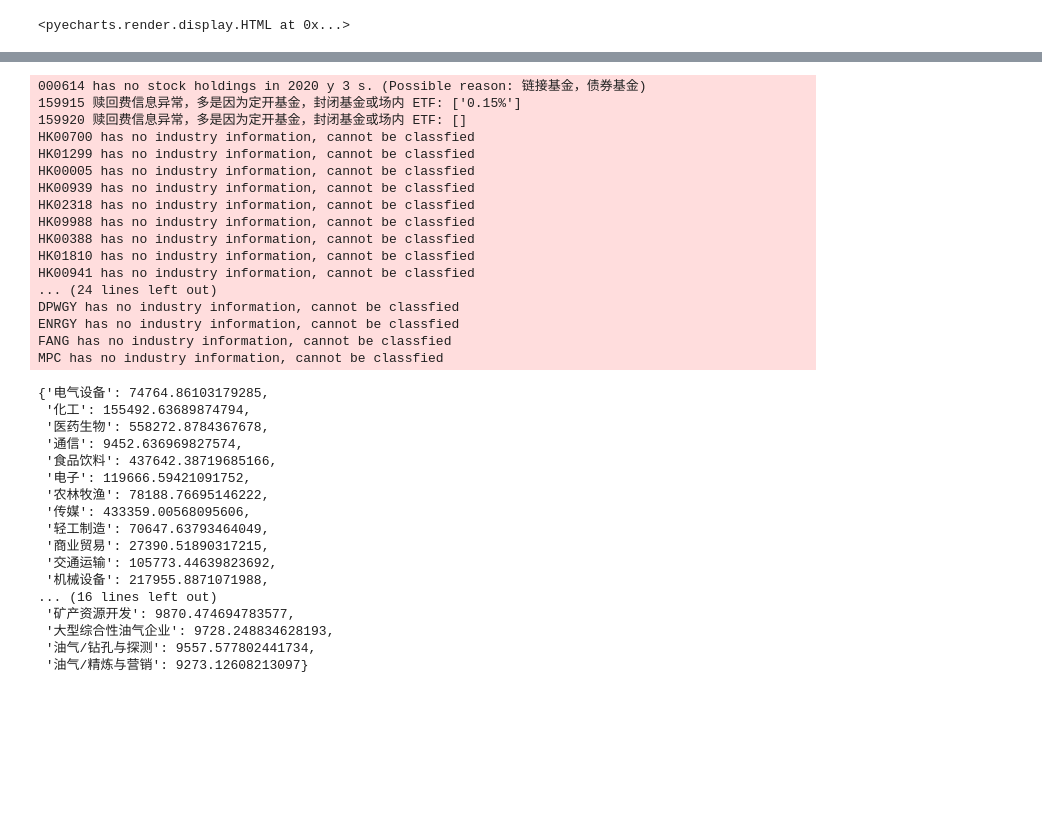
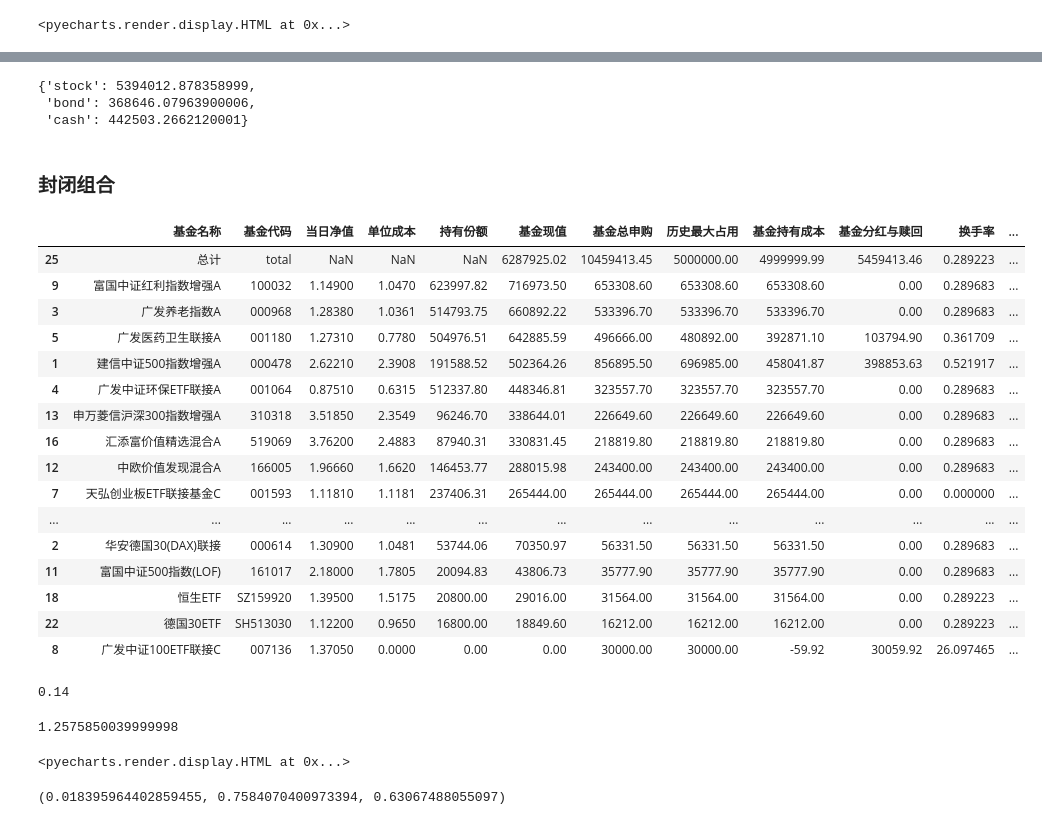
Before and after one commit to laye0619/my_inv_mgr, a Jupyter notebook: inv_analysis/jupyter_inv_analysis.ipynb, the cells around one changed output, grey strips where cells are left out. Drawn from its saved outputs; the diff is of its cells as text; code cells hidden in the pictures; blank space fills up the shorter version.

```diff
--- a/inv_analysis/jupyter_inv_analysis.ipynb
+++ b/inv_analysis/jupyter_inv_analysis.ipynb
@@ -64,37 +74,47 @@ sys_open.totcftable
 # %%
-sys_open.get_industry_holdings()
+sys_open.get_portfolio()
 # %% [output]
-000614 has no stock holdings in 2020 y 3 s. (Possible reason: 链接基金，债券基金)
-159915 赎回费信息异常，多是因为定开基金，封闭基金或场内 ETF: ['0.15%']
-159920 赎回费信息异常，多是因为定开基金，封闭基金或场内 ETF: []
-HK00700 has no industry information, cannot be classfied
-HK01299 has no industry information, cannot be classfied
-HK00005 has no industry information, cannot be classfied
-HK00939 has no industry information, cannot be classfied
-HK02318 has no industry information, cannot be classfied
-HK09988 has no industry information, cannot be classfied
-HK00388 has no industry information, cannot be classfied
-HK01810 has no industry information, cannot be classfied
-HK00941 has no industry information, cannot be classfied
-... (24 lines left out)
-DPWGY has no industry information, cannot be classfied
-ENRGY has no industry information, cannot be classfied
-FANG has no industry information, cannot be classfied
-MPC has no industry information, cannot be classfied
+{'stock': 5394012.878358999,
+ 'bond': 368646.07963900006,
+ 'cash': 442503.2662120001}
-{'电气设备': 74764.86103179285,
- '化工': 155492.63689874794,
- '医药生物': 558272.8784367678,
- '通信': 9452.636969827574,
- '食品饮料': 437642.38719685166,
- '电子': 119666.59421091752,
- '农林牧渔': 78188.76695146222,
- '传媒': 433359.00568095606,
- '轻工制造': 70647.63793464049,
- '商业贸易': 27390.51890317215,
- '交通运输': 105773.44639823692,
- '机械设备': 217955.8871071988,
-... (16 lines left out)
- '矿产资源开发': 9870.474694783577,
- '大型综合性油气企业': 9728.248834628193,
- '油气/钻孔与探测': 9557.577802441734,
- '油气/精炼与营销': 9273.12608213097}
+# %% [markdown]
+### 封闭组合
+# %%
+date = yesterdayobj()
+sys_fix = analysis.get_my_inv_analysis(type='fix', totmoney=500*10000)
+sys_fix.combsummary(date=date).sort_values(by="基金现值", ascending=False)
+# %% [output]
+|  | 基金名称 | 基金代码 | 当日净值 | 单位成本 | 持有份额 | 基金现值 | 基金总申购 | 历史最大占用 | 基金持有成本 | 基金分红与赎回 | 换手率 | ... |
+| 25 | 总计 | total | NaN | NaN | NaN | 6287925.02 | 10459413.45 | 5000000.00 | 4999999.99 | 5459413.46 | 0.289223 | ... |
+| 9 | 富国中证红利指数增强A | 100032 | 1.14900 | 1.0470 | 623997.82 | 716973.50 | 653308.60 | 653308.60 | 653308.60 | 0.00 | 0.289683 | ... |
+| 3 | 广发养老指数A | 000968 | 1.28380 | 1.0361 | 514793.75 | 660892.22 | 533396.70 | 533396.70 | 533396.70 | 0.00 | 0.289683 | ... |
+| 5 | 广发医药卫生联接A | 001180 | 1.27310 | 0.7780 | 504976.51 | 642885.59 | 496666.00 | 480892.00 | 392871.10 | 103794.90 | 0.361709 | ... |
+| 1 | 建信中证500指数增强A | 000478 | 2.62210 | 2.3908 | 191588.52 | 502364.26 | 856895.50 | 696985.00 | 458041.87 | 398853.63 | 0.521917 | ... |
+| 4 | 广发中证环保ETF联接A | 001064 | 0.87510 | 0.6315 | 512337.80 | 448346.81 | 323557.70 | 323557.70 | 323557.70 | 0.00 | 0.289683 | ... |
+| 13 | 申万菱信沪深300指数增强A | 310318 | 3.51850 | 2.3549 | 96246.70 | 338644.01 | 226649.60 | 226649.60 | 226649.60 | 0.00 | 0.289683 | ... |
+| 16 | 汇添富价值精选混合A | 519069 | 3.76200 | 2.4883 | 87940.31 | 330831.45 | 218819.80 | 218819.80 | 218819.80 | 0.00 | 0.289683 | ... |
+| 12 | 中欧价值发现混合A | 166005 | 1.96660 | 1.6620 | 146453.77 | 288015.98 | 243400.00 | 243400.00 | 243400.00 | 0.00 | 0.289683 | ... |
+| 7 | 天弘创业板ETF联接基金C | 001593 | 1.11810 | 1.1181 | 237406.31 | 265444.00 | 265444.00 | 265444.00 | 265444.00 | 0.00 | 0.000000 | ... |
+| ... | ... | ... | ... | ... | ... | ... | ... | ... | ... | ... | ... | ... |
+| 2 | 华安德国30(DAX)联接 | 000614 | 1.30900 | 1.0481 | 53744.06 | 70350.97 | 56331.50 | 56331.50 | 56331.50 | 0.00 | 0.289683 | ... |
+| 11 | 富国中证500指数(LOF) | 161017 | 2.18000 | 1.7805 | 20094.83 | 43806.73 | 35777.90 | 35777.90 | 35777.90 | 0.00 | 0.289683 | ... |
+| 18 | 恒生ETF | SZ159920 | 1.39500 | 1.5175 | 20800.00 | 29016.00 | 31564.00 | 31564.00 | 31564.00 | 0.00 | 0.289223 | ... |
+| 22 | 德国30ETF | SH513030 | 1.12200 | 0.9650 | 16800.00 | 18849.60 | 16212.00 | 16212.00 | 16212.00 | 0.00 | 0.289223 | ... |
+| 8 | 广发中证100ETF联接C | 007136 | 1.37050 | 0.0000 | 0.00 | 0.00 | 30000.00 | 30000.00 | -59.92 | 30059.92 | 26.097465 | ... |
+# %%
+sys_fix.total_annualized_returns()
+# %% [output]
+0.14
+# %%
+sys_fix.unitvalue()
+# %% [output]
+1.2575850039999998
+# %%
+sys_fix.bcmkset(xa.indexinfo('SH000300'))
+sys_fix.v_netvalue()
+# %% [output]
+<pyecharts.render.display.HTML at 0x...>
+# %%
+sys_fix.alpha(),sys_fix.beta(),sys_fix.sharpe()
+# %% [output]
+(0.018395964402859455, 0.7584070400973394, 0.63067488055097)
```
Also changed, not shown: parts of 7 cells of this notebook, 7 other files.
